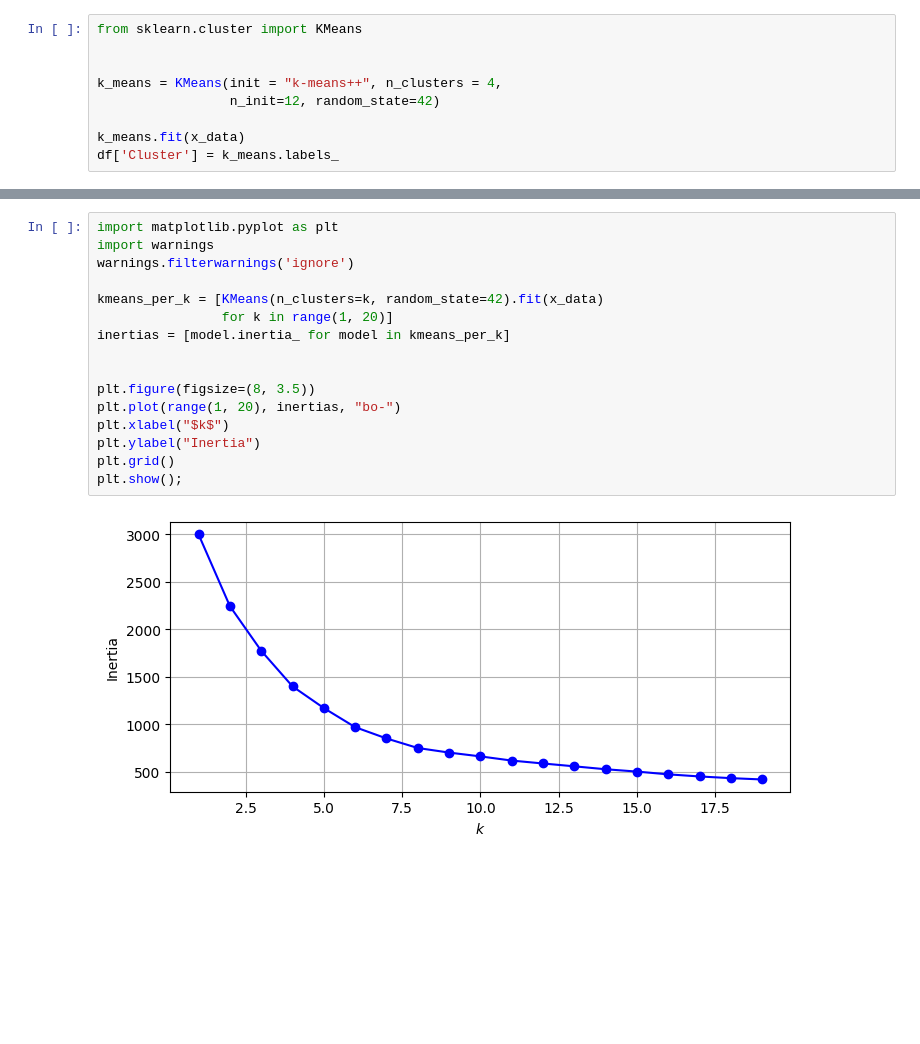
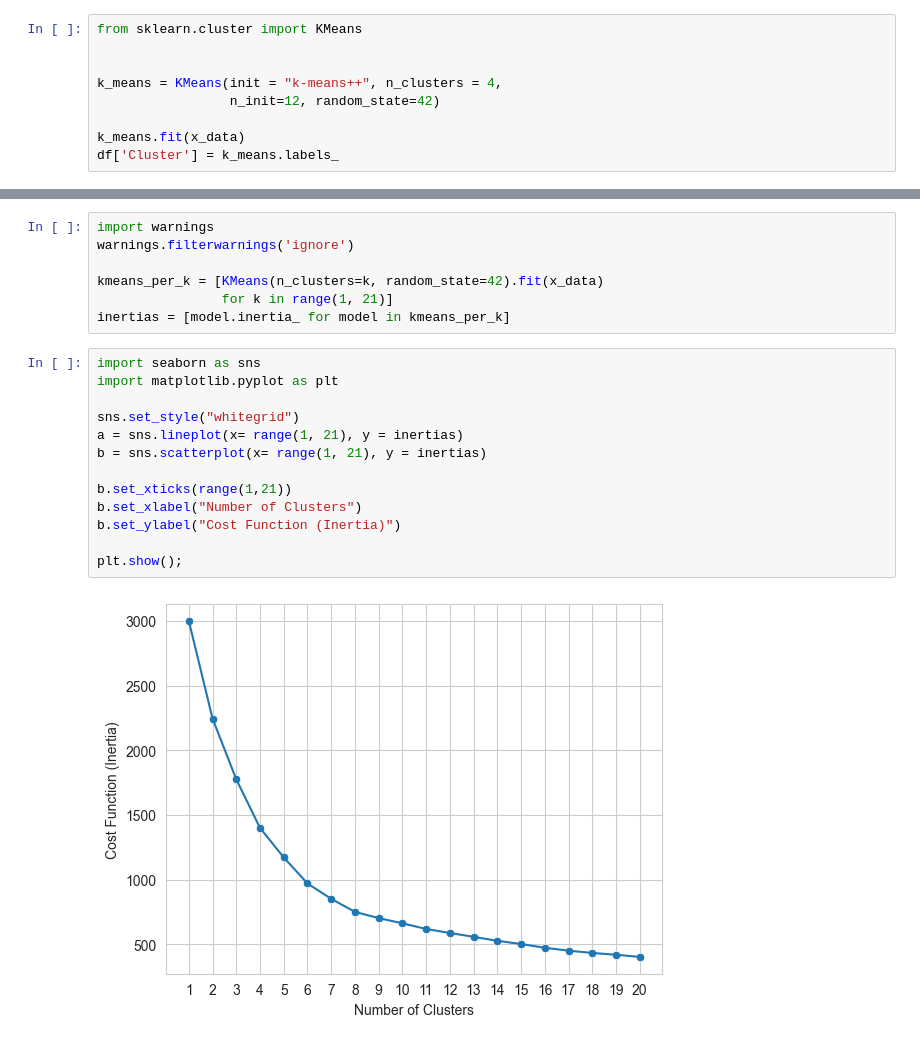
Before and after one commit to rtava/MLProject, a Jupyter notebook: posts/K_Mean/K-Mean.ipynb, the cells around one changed output, grey strips where cells are left out. Saved outputs shown, nothing was run; the diff lists cells and outputs as text; blank space fills up the shorter version.

```diff
--- a/posts/K_Mean/K-Mean.ipynb
+++ b/posts/K_Mean/K-Mean.ipynb
@@ -58,18 +66,22 @@ k_means.inertia_
 # %%
-import matplotlib.pyplot as plt
 import warnings
 warnings.filterwarnings('ignore')
 
 kmeans_per_k = [KMeans(n_clusters=k, random_state=42).fit(x_data)
-                for k in range(1, 20)]
+                for k in range(1, 21)]
 inertias = [model.inertia_ for model in kmeans_per_k]
-
-
-plt.figure(figsize=(8, 3.5))
-plt.plot(range(1, 20), inertias, "bo-")
-plt.xlabel("$k$")
-plt.ylabel("Inertia")
-plt.grid()
-plt.show();
-# %% [output]
-[figure, removed]
+# %%
+import seaborn as sns
+import matplotlib.pyplot as plt
+
+sns.set_style("whitegrid")
+a = sns.lineplot(x= range(1, 21), y = inertias)
+b = sns.scatterplot(x= range(1, 21), y = inertias)
+
+b.set_xticks(range(1,21))
+b.set_xlabel("Number of Clusters")
+b.set_ylabel("Cost Function (Inertia)")
+
+plt.show();
+# %% [output]
+[figure, added]
```
Also changed, not shown: parts of 13 cells of this notebook, 8 other files.
